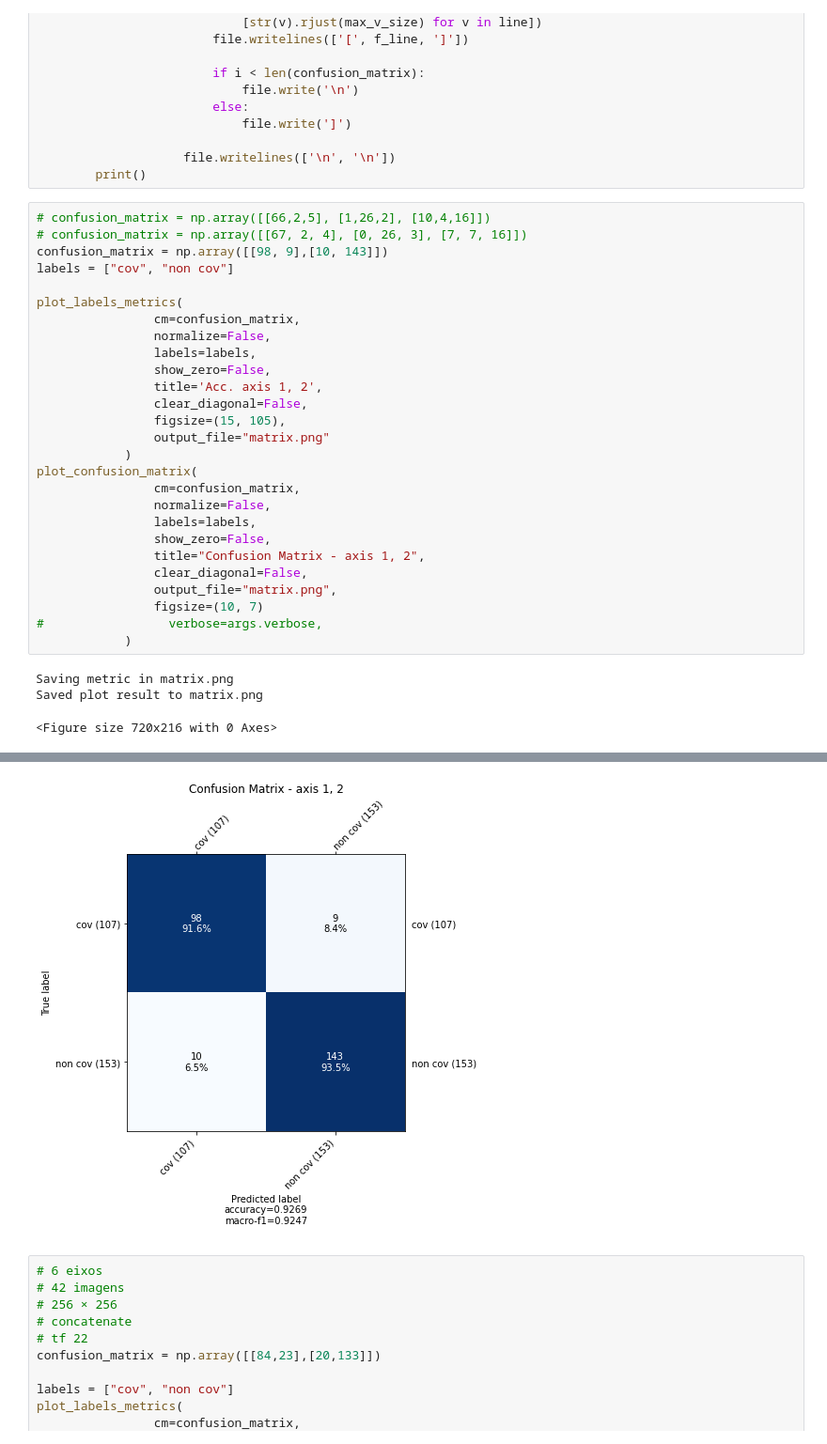
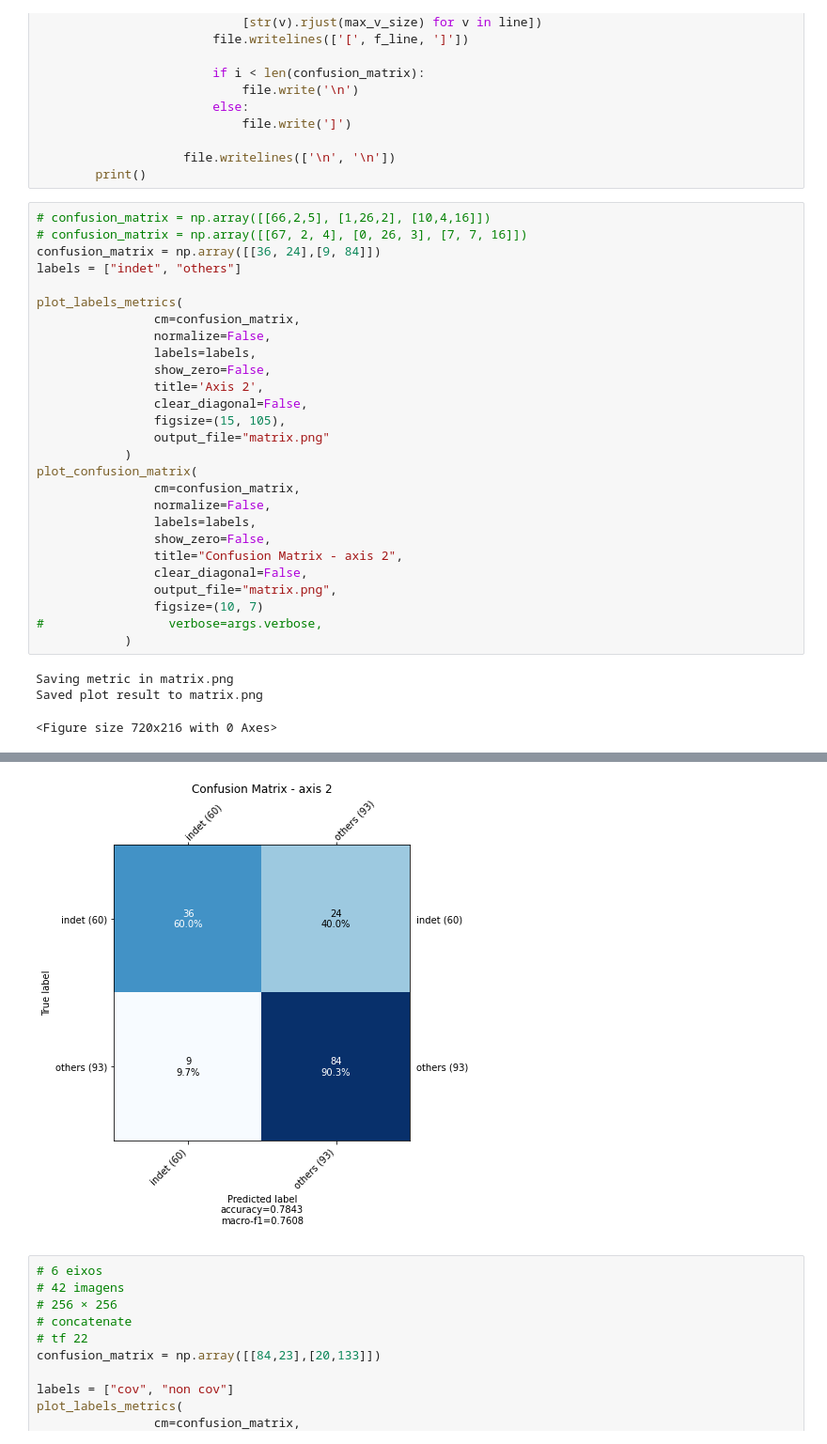
Before and after one commit to noamlr/img3d-lung-class, a Jupyter notebook: plot_metrics.ipynb, the cells around one changed output, grey strips where cells are left out. Shown: that part at 94% size. Saved outputs shown, nothing was run; the diff lists cells and outputs as text.

```diff
--- a/plot_metrics.ipynb
+++ b/plot_metrics.ipynb
@@ -515,15 +515,15 @@ def main(args):
 # %%
 # confusion_matrix = np.array([[66,2,5], [1,26,2], [10,4,16]])
 # confusion_matrix = np.array([[67, 2, 4], [0, 26, 3], [7, 7, 16]])
-confusion_matrix = np.array([[98, 9],[10, 143]])
-labels = ["cov", "non cov"]
+confusion_matrix = np.array([[36, 24],[9, 84]])
+labels = ["indet", "others"]
 
 plot_labels_metrics(
                 cm=confusion_matrix,
                 normalize=False,
                 labels=labels,
                 show_zero=False,
-                title='Acc. axis 1, 2',
+                title='Axis 2',
                 clear_diagonal=False,
                 figsize=(15, 105),
                 output_file="matrix.png"
@@ -533,7 +533,7 @@ plot_confusion_matrix(
                 normalize=False,
                 labels=labels,
                 show_zero=False,
-                title="Confusion Matrix - axis 1, 2",
+                title="Confusion Matrix - axis 2",
                 clear_diagonal=False,
                 output_file="matrix.png",
                 figsize=(10, 7)
@@ -547,4 +547,4 @@ Saved plot result to matrix.png
-[figure, old version]
+[figure, new version]
 # %%
 # 6 eixos
 # 42 imagens
```
Also changed, not shown: parts of 1 cell of this notebook, 39 other files.
